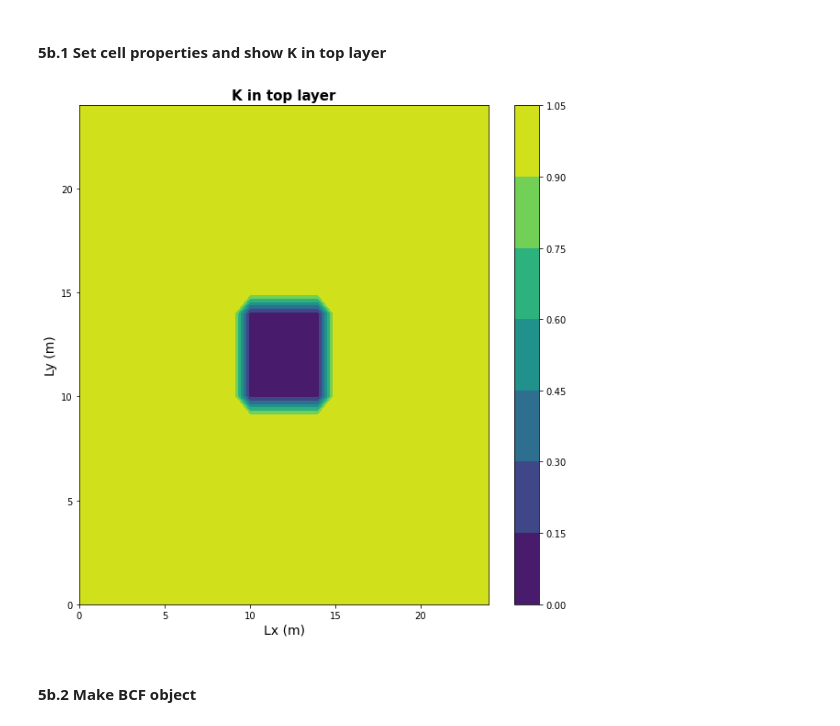
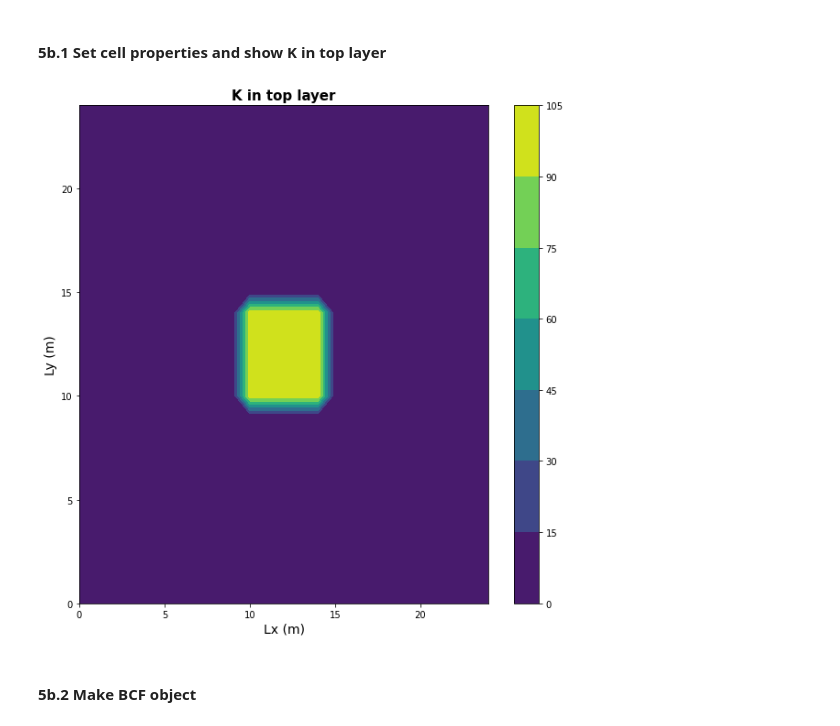
Before and after one commit to GW-modelling-Spring2022/homework-dmastrodomenico, a Jupyter notebook: Working/HW3_BoxModel_FloPy/starter code/HW3_model_Mastrodomenico.ipynb, the cells around one changed output. Cells and saved outputs as stored; diff of their text form; code cells hidden in the pictures.

```diff
--- a/Working/HW3_BoxModel_FloPy/starter code/HW3_model_Mastrodomenico.ipynb
+++ b/Working/HW3_BoxModel_FloPy/starter code/HW3_model_Mastrodomenico.ipynb
@@ -176,23 +176,23 @@ For more details on LPF package see: https://flopy.readthedocs.io/en/3.3.2/sourc
 # %%
 K_vals = np.zeros((ncol,nrow,nlay))
 K_vals[:,:,:] = 1             # homoogeneous background hydraulic conductivity
-K_vals[10:15,10:15,:] = 0.1   # low K inclusion
+K_vals[10:15,10:15,:] = 100   # low K inclusion
 
 n = 0.35        #assign porosity
 Ss = 0.001      #assign storage coefficient
 Sy = 0.3        #assign specific yield
 uncnf = 0       #0=confined, >0 = unconfined
 
 #plot K values in top layer
 fig1 = plt.figure(figsize=(10,10)) #create 10 x 10 figure
 plt.xlabel('Lx (m)',fontsize = 14)
 plt.ylabel('Ly (m)',fontsize = 14)
 plt.title('K in top layer', fontsize = 15, fontweight = 'bold')
 plt.contourf(K_vals[:,:,0])
 plt.colorbar()
 plt.show()
 # %% [output]
-[figure, old version]
+[figure, new version]
 # %% [markdown]
 #### 5b.2 Make BCF object
 # %%
```
Also changed, not shown: parts of 4 cells of this notebook, 4 other files.
